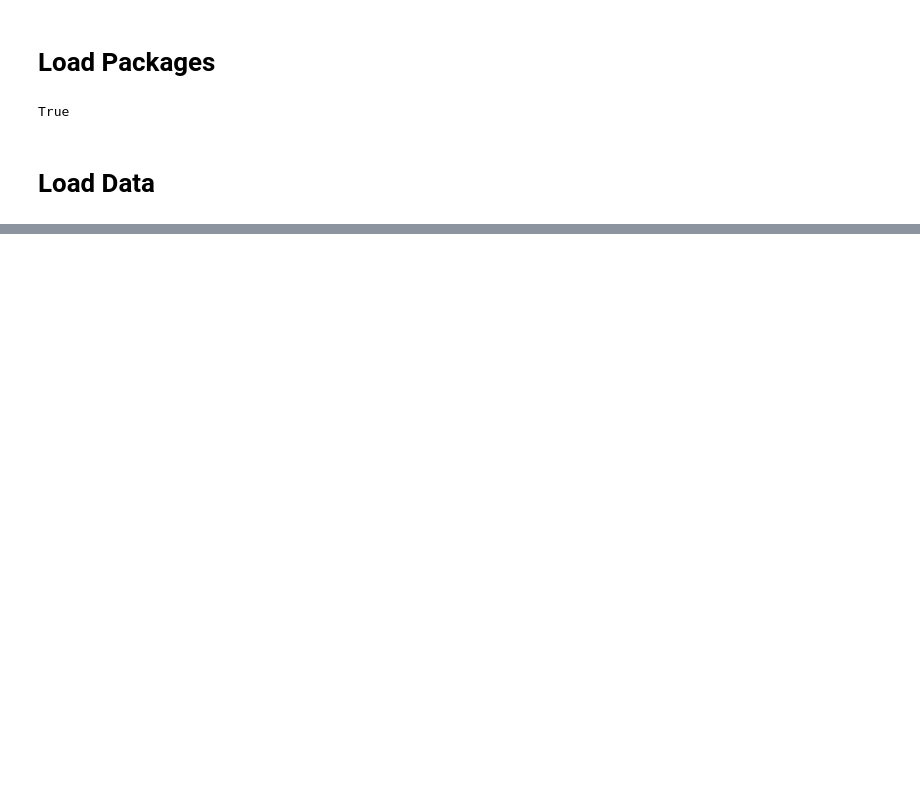
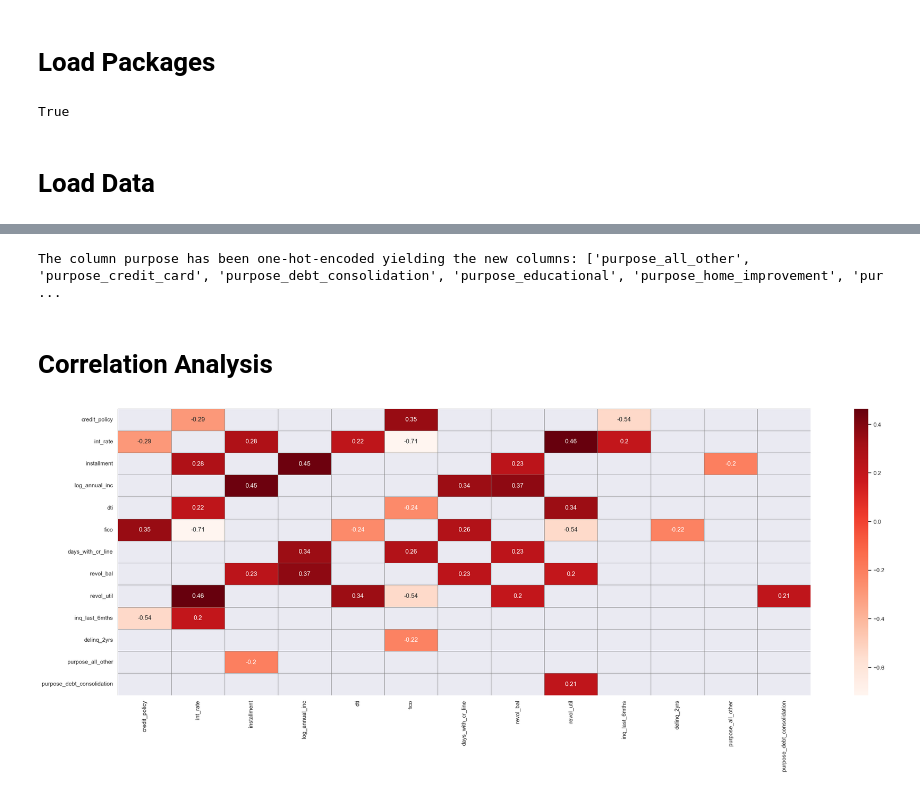
Before and after one commit to EzraTam/exploratory-analysis, a Jupyter notebook: notebooks/loan_analysis.ipynb, the cells around one changed output, grey strips where cells are left out. Drawn from its saved outputs; the diff is of its cells as text; code cells hidden in the pictures; blank space fills up the shorter version.

Commit message:
Initialize loan analysis notebook

```diff
--- a/notebooks/loan_analysis.ipynb
+++ b/notebooks/loan_analysis.ipynb
@@ -21,8 +23,9 @@ import exploratory_analysis as ea
 # %% [markdown]
 # Load Data
 # %%
-data_path=os.environ.get('DATA_PATH')
-loan_data_path=os.path.join(data_path,"loan_data.csv")
+data_folder_path=os.environ.get('DATA_PATH')
+loan_data_path=os.path.join(data_folder_path,"loan_data.csv")
 # %%
 # Import data
-dict_df=ea.import_excel_to_pds(superstore_data_path)
+df = ea.import_to_pds(loan_data_path)
+df.head(5)
@@ -28,0 +41,3 @@ dict_df=ea.import_excel_to_pds(superstore_data_path)
+# %%
+df=ea.transform_col_nm(df,how="replace",what_char=".",by_char="_")
+print(f"Column names after name transformation are: {', '.join(list(df.columns))}")
@@ -28,0 +101,6 @@ dict_df=ea.import_excel_to_pds(superstore_data_path)
+# %%
+# Columns to one-hot-encode
+li_one_hot=["purpose"]
+one_hot_result=ea.one_hot_encode(df_input=df,li_one_hot=li_one_hot)
+df=one_hot_result["df_result"]
+dummies_dict=one_hot_result["dummies_dict"]
@@ -28,0 +117,11 @@ dict_df=ea.import_excel_to_pds(superstore_data_path)
+# %%
+for key,item_vector in dummies_dict.items():
+    print(f"The column {key} has been one-hot-encoded yielding the new columns: {item_vector}")
+# %% [output]
+The column purpose has been one-hot-encoded yielding the new columns: ['purpose_all_other', 'purpose_credit_card', 'purpose_debt_consolidation', 'purpose_educational', 'purpose_home_improvement', 'pur ...
+# %% [markdown]
+# Correlation Analysis
+# %%
+df_filtered_corr=ea.show_corr_matrix_filtered(df_input=df,dummies_dict=dummies_dict,threshold_absolute_correlation=0.2)
+# %% [output]
+[figure, added]
```
Also changed, not shown: parts of 14 cells of this notebook.
